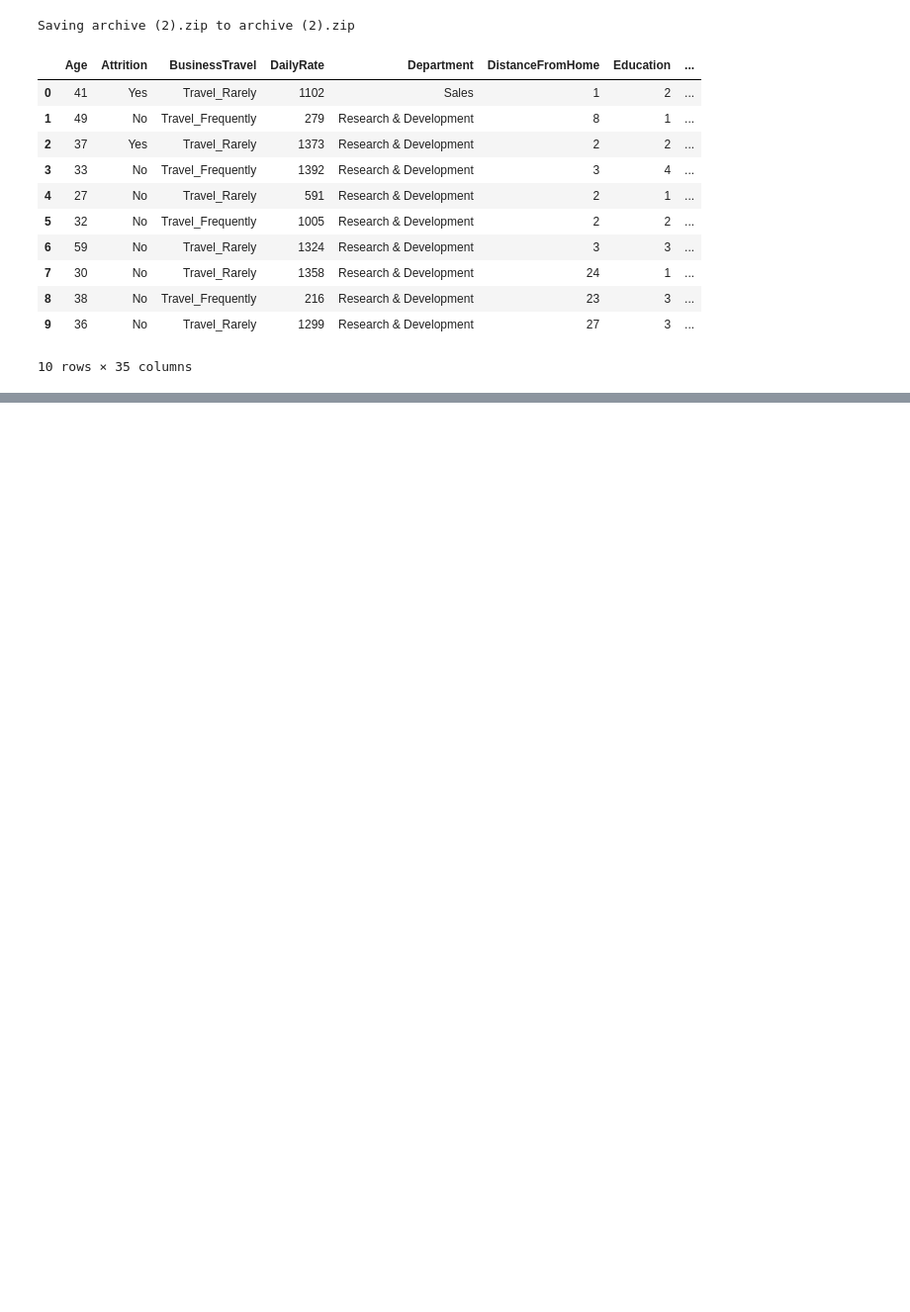
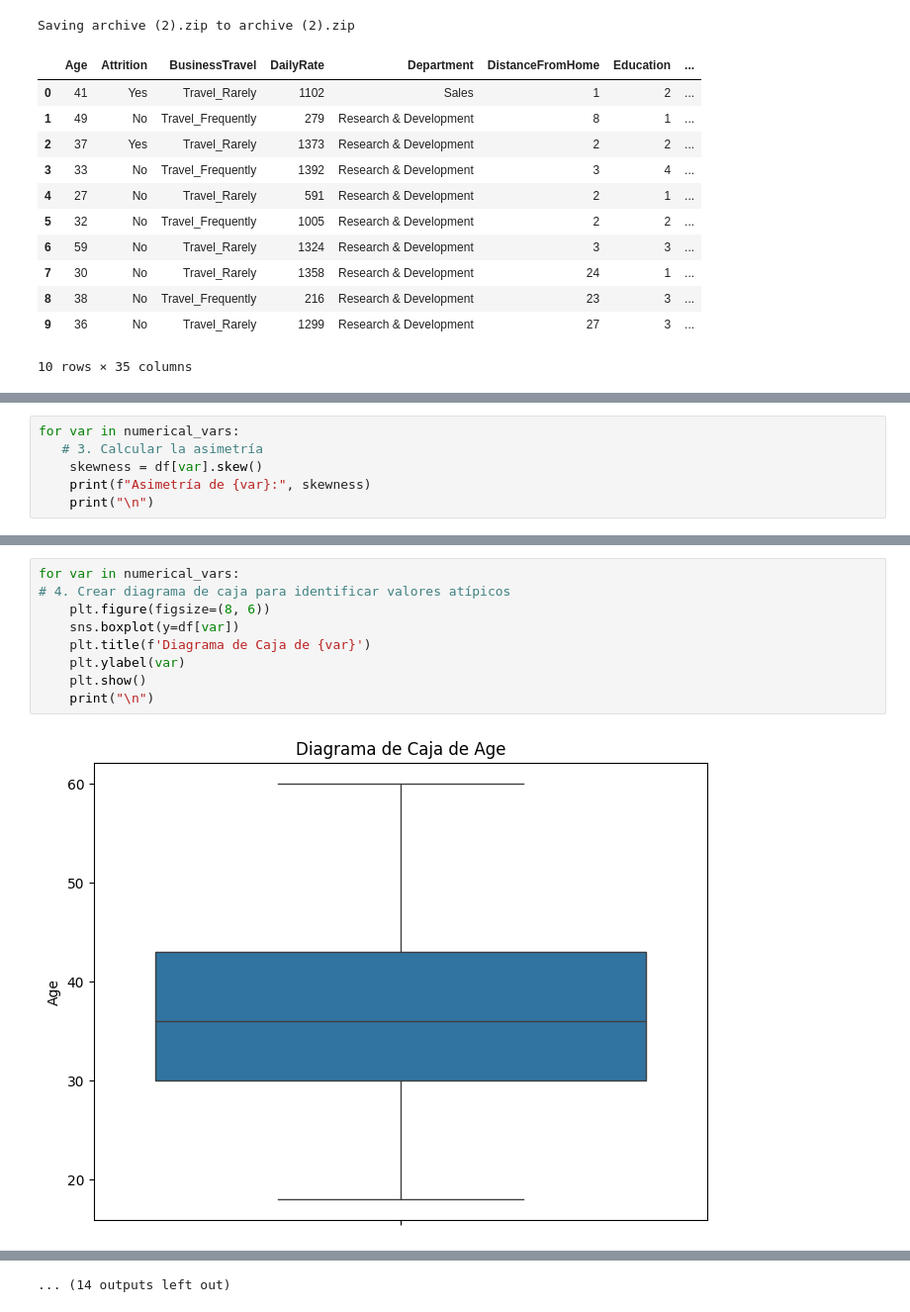
Before and after one commit to glYohanny/evaluacion_1_, a Jupyter notebook: evaluacion.ipynb, the cells around one changed output, grey strips where cells are left out. Shown at 99% size. Drawn from its saved outputs; the diff is of its cells as text; blank space fills up the shorter version.

```diff
--- a/evaluacion.ipynb
+++ b/evaluacion.ipynb
@@ -33,0 +95,6 @@ Saving archive (2).zip to archive (2).zip
+# %%
+for var in numerical_vars:
+   # 3. Calcular la asimetría
+    skewness = df[var].skew()
+    print(f"Asimetría de {var}:", skewness)
+    print("\n")
@@ -33,0 +119,11 @@ Saving archive (2).zip to archive (2).zip
+# %%
+for var in numerical_vars:
+# 4. Crear diagrama de caja para identificar valores atípicos
+    plt.figure(figsize=(8, 6))
+    sns.boxplot(y=df[var])
+    plt.title(f'Diagrama de Caja de {var}')
+    plt.ylabel(var)
+    plt.show()
+    print("\n")
+# %% [output]
+[figure, added]
@@ -33,0 +141 @@ Saving archive (2).zip to archive (2).zip
+... (14 outputs left out)
```
Also changed, not shown: parts of 7 cells of this notebook.
